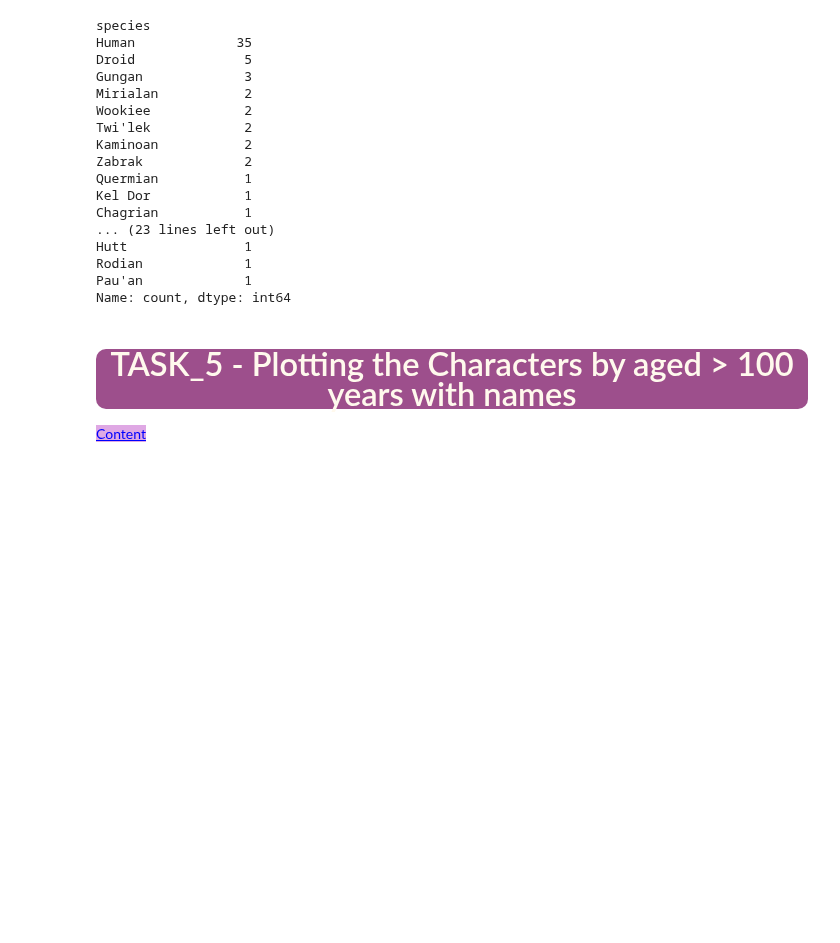
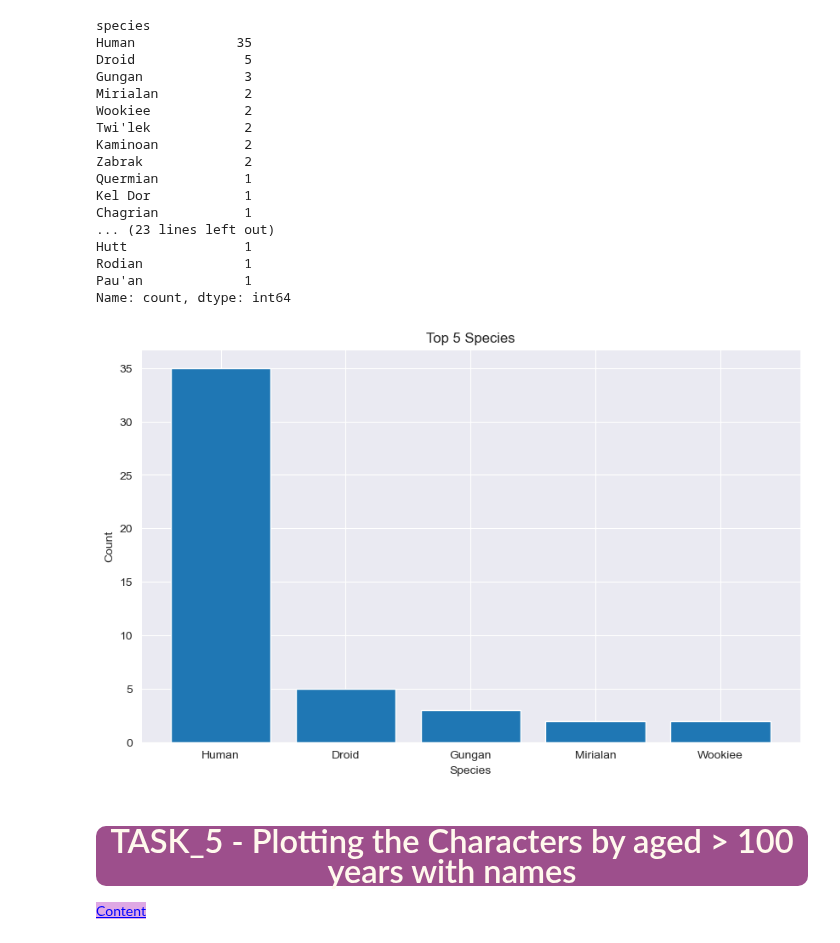
Before and after one commit to iceyisaak/clarusway_ds, a Jupyter notebook: Student_Star_Wars_Characters_assignment_1 (matplotlib)_V02.ipynb, the cells around one changed output. Drawn from its saved outputs; the diff is of its cells as text; code cells hidden in the pictures; blank space fills up the shorter version.

```diff
--- a/Student_Star_Wars_Characters_assignment_1 (matplotlib)_V02.ipynb
+++ b/Student_Star_Wars_Characters_assignment_1 (matplotlib)_V02.ipynb
@@ -529,3 +534,17 @@ Name: count, dtype: int64
+# %%
+# with matplotlib
+plt.figure(figsize=(10,6))
+
+plt.title('Top 5 Species')
+plt.xlabel('Species')
+plt.ylabel('Count')
+
+chart_labels = species_top5.index
+chart_statfig = species_top5.values
+
+plt.bar(chart_labels, chart_statfig);
+# %% [output]
+[figure, added]
 # %% [markdown]
 ## <p style="background-color:#9d4f8c; font-family:newtimeroman; color:#FFF9ED; font-size:150%; text-align:center; border-radius:10px 10px;">TASK_5 - Plotting the Characters by aged > 100 years with names</p>
 
```
Also changed, not shown: parts of 6 cells of this notebook.
